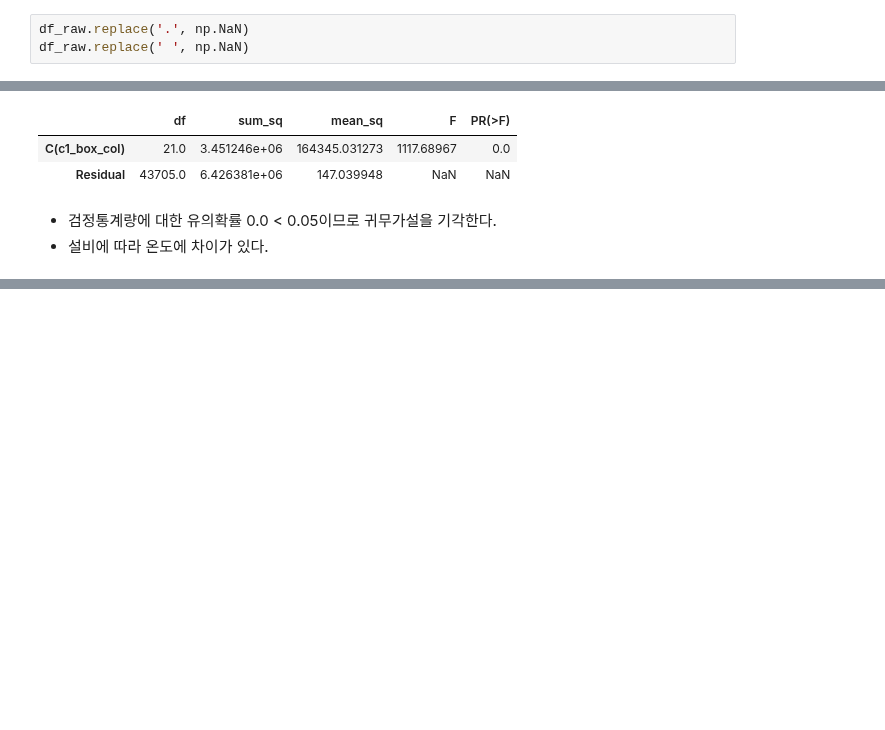
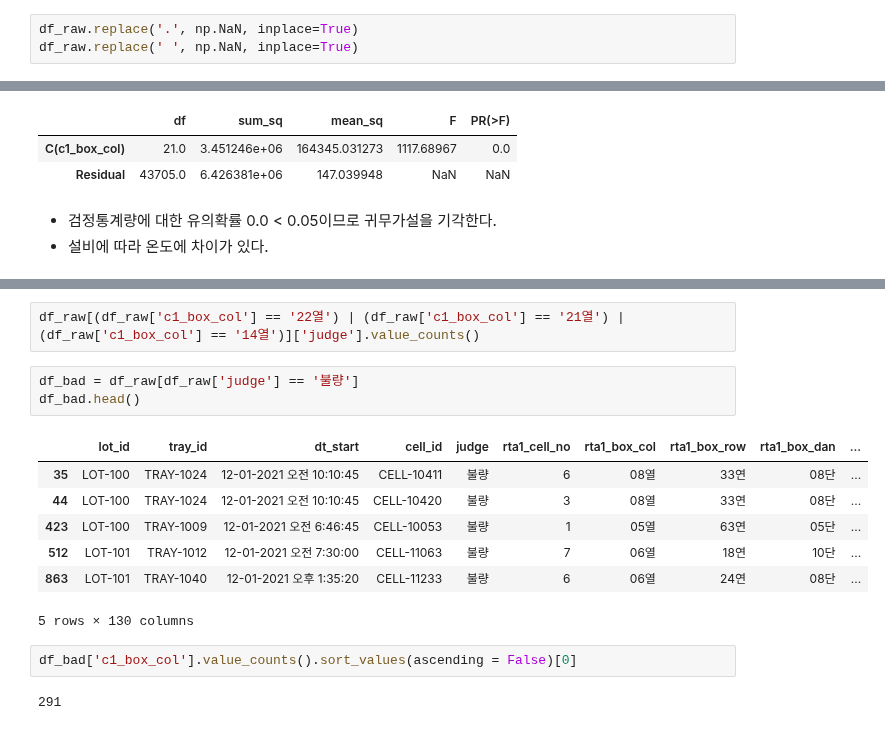
Before and after one commit to mjiii25/posco-academy, a Jupyter notebook: Big-Data/Battery-Project/hypothesis-test.ipynb, the cells around one changed output, grey strips where cells are left out. Cells and saved outputs as stored; diff of their text form; blank space fills up the shorter version.

```diff
--- a/Big-Data/Battery-Project/hypothesis-test.ipynb
+++ b/Big-Data/Battery-Project/hypothesis-test.ipynb
@@ -74,8 +66,8 @@ df_raw.head()
 | 4 | LOT-100 | TRAY-1023 | 12-01-2021 오전 10:01:25 | CELL-10751 | 양품 | 17 | 08열 | 33연 | 08단 | ... |
 5 rows × 130 columns
 # %%
-df_raw.replace('.', np.NaN)
-df_raw.replace(' ', np.NaN)
+df_raw.replace('.', np.NaN, inplace=True)
+df_raw.replace(' ', np.NaN, inplace=True)
 # %% [output]
 |  | lot_id | tray_id | dt_start | cell_id | judge | rta1_cell_no | rta1_box_col | rta1_box_row | rta1_box_dan | ... |
 | 0 | LOT-100 | TRAY-1023 | 12-01-2021 오전 10:01:25 | CELL-10747 | 양품 | 10 | 08열 | 33연 | 08단 | ... |
@@ -265,0 +269,17 @@ H1 : 설비에 따라 온도에 차이가 있다.
+# %%
+df_raw[(df_raw['c1_box_col'] == '22열') | (df_raw['c1_box_col'] == '21열') | (df_raw['c1_box_col'] == '14열')]['judge'].value_counts()
+# %%
+df_bad = df_raw[df_raw['judge'] == '불량']
+df_bad.head()
+# %% [output]
+|  | lot_id | tray_id | dt_start | cell_id | judge | rta1_cell_no | rta1_box_col | rta1_box_row | rta1_box_dan | ... |
+| 35 | LOT-100 | TRAY-1024 | 12-01-2021 오전 10:10:45 | CELL-10411 | 불량 | 6 | 08열 | 33연 | 08단 | ... |
+| 44 | LOT-100 | TRAY-1024 | 12-01-2021 오전 10:10:45 | CELL-10420 | 불량 | 3 | 08열 | 33연 | 08단 | ... |
+| 423 | LOT-100 | TRAY-1009 | 12-01-2021 오전 6:46:45 | CELL-10053 | 불량 | 1 | 05열 | 63연 | 05단 | ... |
+| 512 | LOT-101 | TRAY-1012 | 12-01-2021 오전 7:30:00 | CELL-11063 | 불량 | 7 | 06열 | 18연 | 10단 | ... |
+| 863 | LOT-101 | TRAY-1040 | 12-01-2021 오후 1:35:20 | CELL-11233 | 불량 | 6 | 06열 | 24연 | 08단 | ... |
+5 rows × 130 columns
+# %%
+df_bad['c1_box_col'].value_counts().sort_values(ascending = False)[0]
+# %% [output]
+291
```
Also changed, not shown: parts of 19 cells of this notebook.
